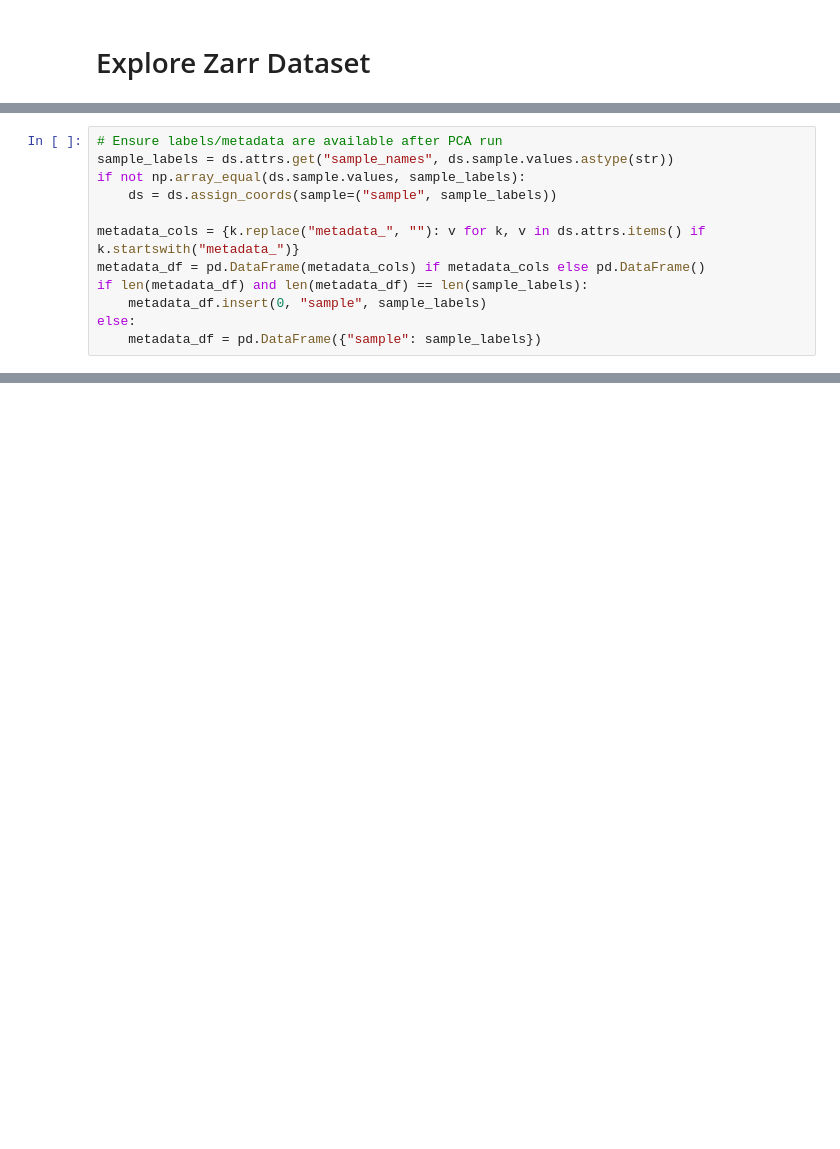
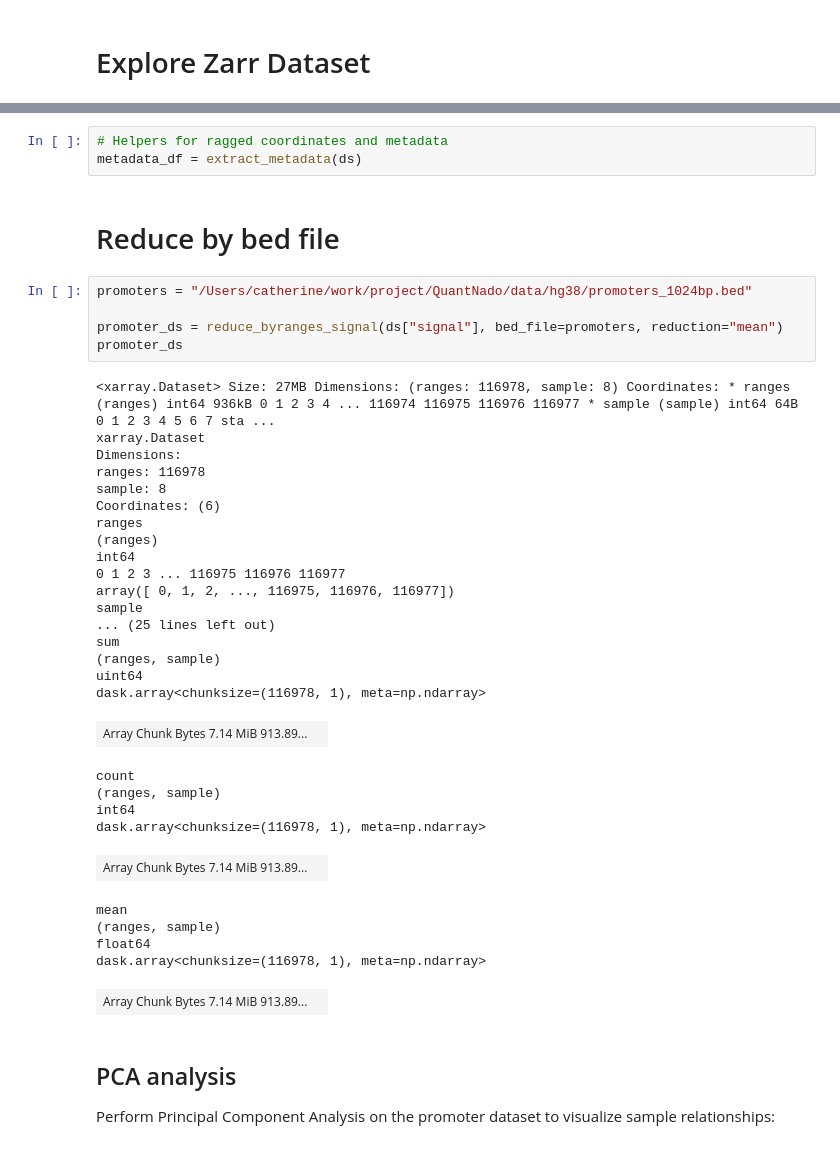
Before and after one commit to alsmith151/QuantNado, a Jupyter notebook: example/explore_dataset.ipynb, the cells around one changed output, grey strips where cells are left out. Saved outputs shown, nothing was run; the diff lists cells and outputs as text; blank space fills up the shorter version.

```diff
--- a/example/explore_dataset.ipynb
+++ b/example/explore_dataset.ipynb
@@ -130,12 +75,0 @@ print(f"\nPCA result shape: {pca_result.shape}")
-# %%
-# Ensure labels/metadata are available after PCA run
-sample_labels = ds.attrs.get("sample_names", ds.sample.values.astype(str))
-if not np.array_equal(ds.sample.values, sample_labels):
-    ds = ds.assign_coords(sample=("sample", sample_labels))
-
-metadata_cols = {k.replace("metadata_", ""): v for k, v in ds.attrs.items() if k.startswith("metadata_")}
-metadata_df = pd.DataFrame(metadata_cols) if metadata_cols else pd.DataFrame()
-if len(metadata_df) and len(metadata_df) == len(sample_labels):
-    metadata_df.insert(0, "sample", sample_labels)
-else:
-    metadata_df = pd.DataFrame({"sample": sample_labels})
@@ -924,0 +90,43 @@ print(rpkm_df.loc[top_genes_idx, ["gene_name", "gene_type"] + sample_cols[:3]])
+# %%
+# Helpers for ragged coordinates and metadata
+metadata_df = extract_metadata(ds)
+# %% [markdown]
+# Reduce by bed file
+# %%
+promoters = "/Users/catherine/work/project/QuantNado/data/hg38/promoters_1024bp.bed"
+
+promoter_ds = reduce_byranges_signal(ds["signal"], bed_file=promoters, reduction="mean")
+promoter_ds
+# %% [output]
+<xarray.Dataset> Size: 27MB Dimensions: (ranges: 116978, sample: 8) Coordinates: * ranges (ranges) int64 936kB 0 1 2 3 4 ... 116974 116975 116976 116977 * sample (sample) int64 64B 0 1 2 3 4 5 6 7 sta ...
+xarray.Dataset
+Dimensions:
+ranges: 116978
+sample: 8
+Coordinates: (6)
+ranges
+(ranges)
+int64
+0 1 2 3 ... 116975 116976 116977
+array([ 0, 1, 2, ..., 116975, 116976, 116977])
+sample
+... (25 lines left out)
+sum
+(ranges, sample)
+uint64
+dask.array<chunksize=(116978, 1), meta=np.ndarray>
+| Array Chunk Bytes 7.14 MiB 913.89... |  |
+count
+(ranges, sample)
+int64
+dask.array<chunksize=(116978, 1), meta=np.ndarray>
+| Array Chunk Bytes 7.14 MiB 913.89... |  |
+mean
+(ranges, sample)
+float64
+dask.array<chunksize=(116978, 1), meta=np.ndarray>
+| Array Chunk Bytes 7.14 MiB 913.89... |  |
+# %% [markdown]
+## PCA analysis
+
+Perform Principal Component Analysis on the promoter dataset to visualize sample relationships:
```
Also changed, not shown: parts of 47 cells of this notebook, 12 other files.
